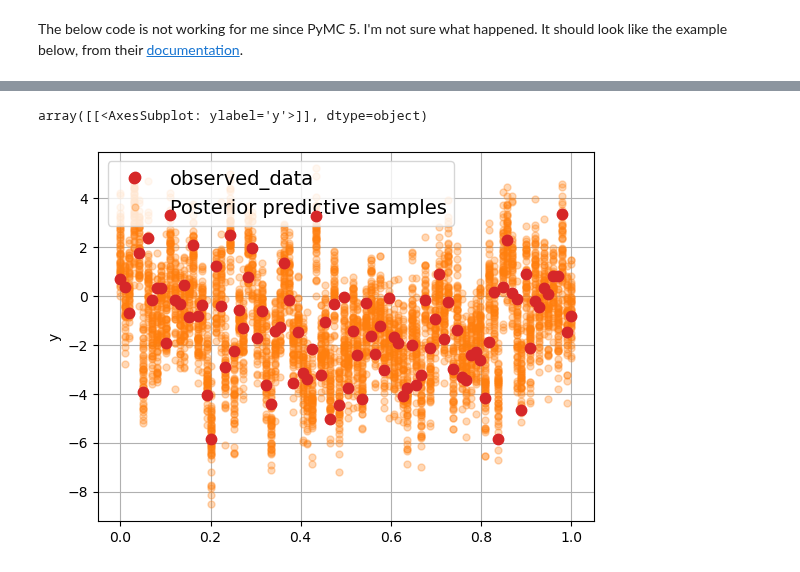
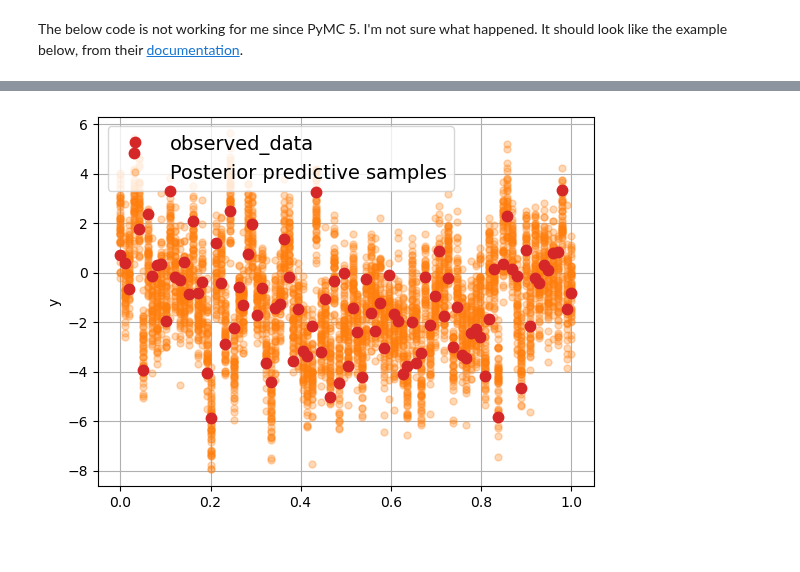
Before and after one commit to areding/6420-pymc, a Jupyter notebook: _sources/unit9/Unit9-cumulative2.ipynb, the cells around one changed output, grey strips where cells are left out. Drawn from its saved outputs; the diff is of its cells as text; code cells hidden in the pictures.

```diff
--- a/_sources/unit9/Unit9-cumulative2.ipynb
+++ b/_sources/unit9/Unit9-cumulative2.ipynb
@@ -92,7 +142,11 @@ TypeError: predictions_to_inference_data() got an unexpected keyword argument 'l
 # %%
-# docs example
+# docs example still working though
+# from https://python.arviz.org/en/stable/api/generated/arviz.plot_lm.html
+
+idata = az.load_arviz_data("regression1d")
 x = xr.DataArray(np.linspace(0, 1, 100))
+idata.posterior["y_model"] = idata.posterior["intercept"] + idata.posterior["slope"] * x
 az.plot_lm(idata=idata, y="y", x=x)
+plt.show()
 # %% [output]
-array([[<AxesSubplot: ylabel='y'>]], dtype=object)
-[figure, old version]
+[figure, new version]
```
Also changed, not shown: parts of 16 cells of this notebook, 12 other files.
